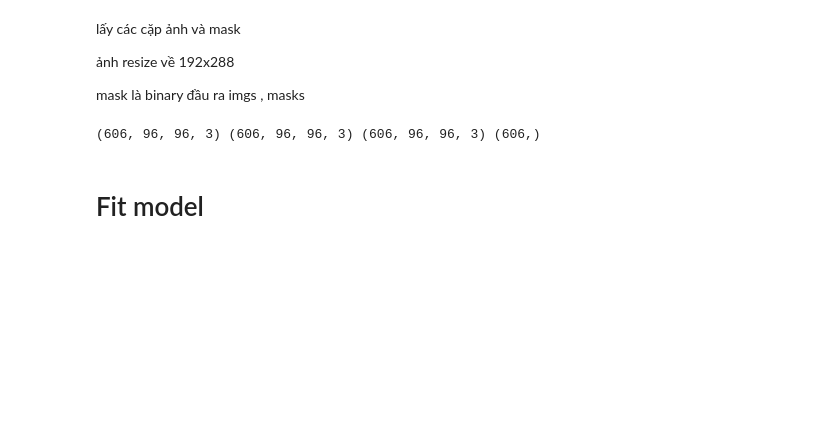
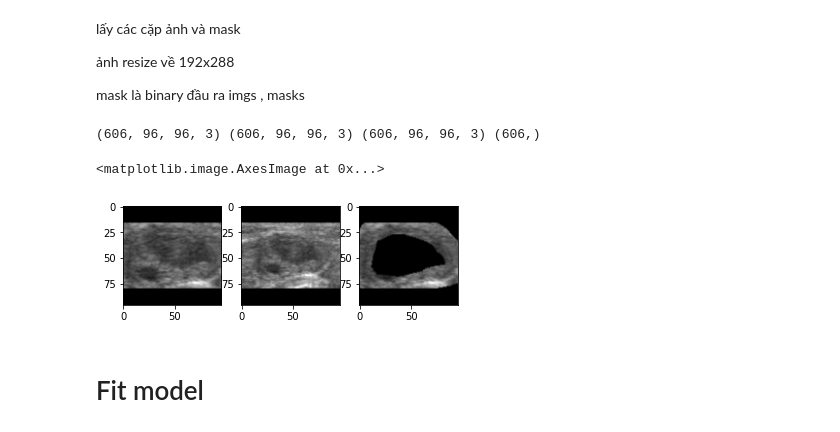
Before and after one commit to qcuongning/collab, a Jupyter notebook: Thyroid_nodule_v1.ipynb, the cells around one changed output. Cells and saved outputs as stored; diff of their text form; code cells hidden in the pictures; blank space fills up the shorter version.

```diff
--- a/Thyroid_nodule_v1.ipynb
+++ b/Thyroid_nodule_v1.ipynb
@@ -38,19 +28,8 @@ drive = GoogleDrive(gauth)
-# %%
-file_id = '1bbKAqUuk7Y1q3xsDSwP07oOXN_GL3SQM'
-downloaded = drive.CreateFile({'id': file_id})
-downloaded.GetContentFile('COVID-SemiSegz')
-with ZipFile('COVID-SemiSegz', 'r') as tt:
-  tt.extractall("")
 # %%
 from google.colab import drive
 drive.mount('/content/drive')
 # %% [output]
 Mounted at /content/drive
-# %%
-#su dung khi dataset o trong drive neu khong bo qua
-%cp drive/My\ Drive/COVID-SemiSeg.zip /content/
-with ZipFile('COVID-SemiSeg.zip', 'r') as tt:
-  tt.extractall("")
 # %%
 #su dung khi dataset o trong drive neu khong bo qua
 %cp drive/My\ Drive/thyroid/thyroid.zip /content/
@@ -152,7 +131,7 @@ for count, f in enumerate(ff):
                 #     blob= img[h1:h2,w1:w2]
                 mg = cv2.bitwise_and(mask,img)
 
-                h1,h2,w1,w2 = y-h//20,y+h+h//20,x-w//20,x+w+w//20
+                h1,h2,w1,w2 = y,y+h,x,x+w
                 blob= img[h1:h2,w1:w2]
                 blob2 = mg[h1:h2,w1:w2]
                 new_mg = resize_pad(blob2)
@@ -171,12 +150,19 @@ basics = np.asarray(basics,dtype = np.float32)
 context = np.asarray(context,dtype = np.float32)
 margin = np.asarray(margin,dtype = np.float32)
 labels = np.asarray(labels,dtype = np.float32)
-#from sklearn.utils import shuffle
+from sklearn.utils import shuffle
 basics,context,margin, labels = shuffle(basics,context,margin, labels )
+print(basics.shape,context.shape,margin.shape,labels.shape)
+# %% [output]
+(606, 96, 96, 3) (606, 96, 96, 3) (606, 96, 96, 3) (606,)
-# %%
-print(basics.shape,context.shape,margin.shape,labels.shape)
-# %% [output]
-(606, 96, 96, 3) (606, 96, 96, 3) (606, 96, 96, 3) (606,)
+# %%
+i = 10
+plt.subplot(131).imshow(basics[i,:,:,0],cmap='gray')
+plt.subplot(132).imshow(context[i,:,:,0],cmap='gray')
+plt.subplot(133).imshow(margin[i,:,:,0],cmap='gray')
+# %% [output]
+<matplotlib.image.AxesImage at 0x...>
+[figure, added]
 # %%
 from keras.utils.np_utils import to_categorical
 labels = to_categorical(labels,2)
```
Also changed, not shown: parts of 13 cells of this notebook.
